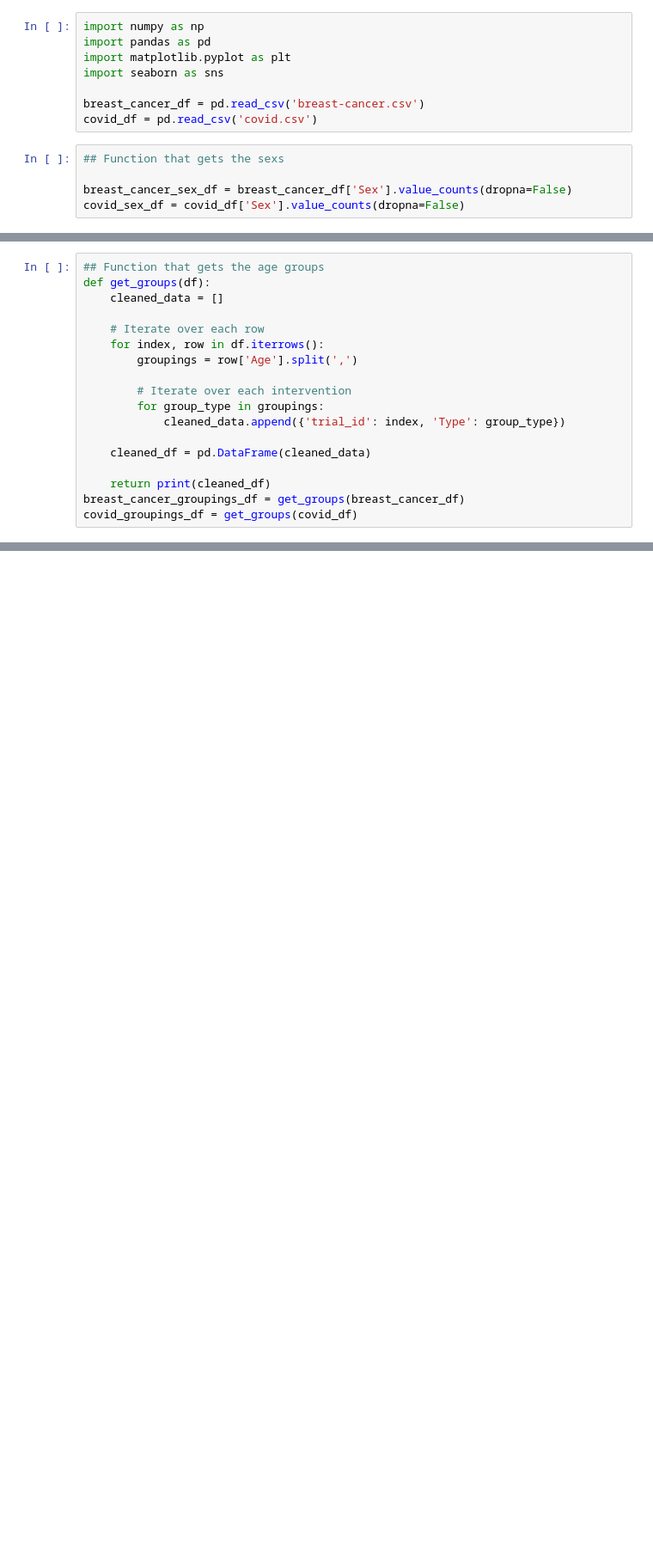
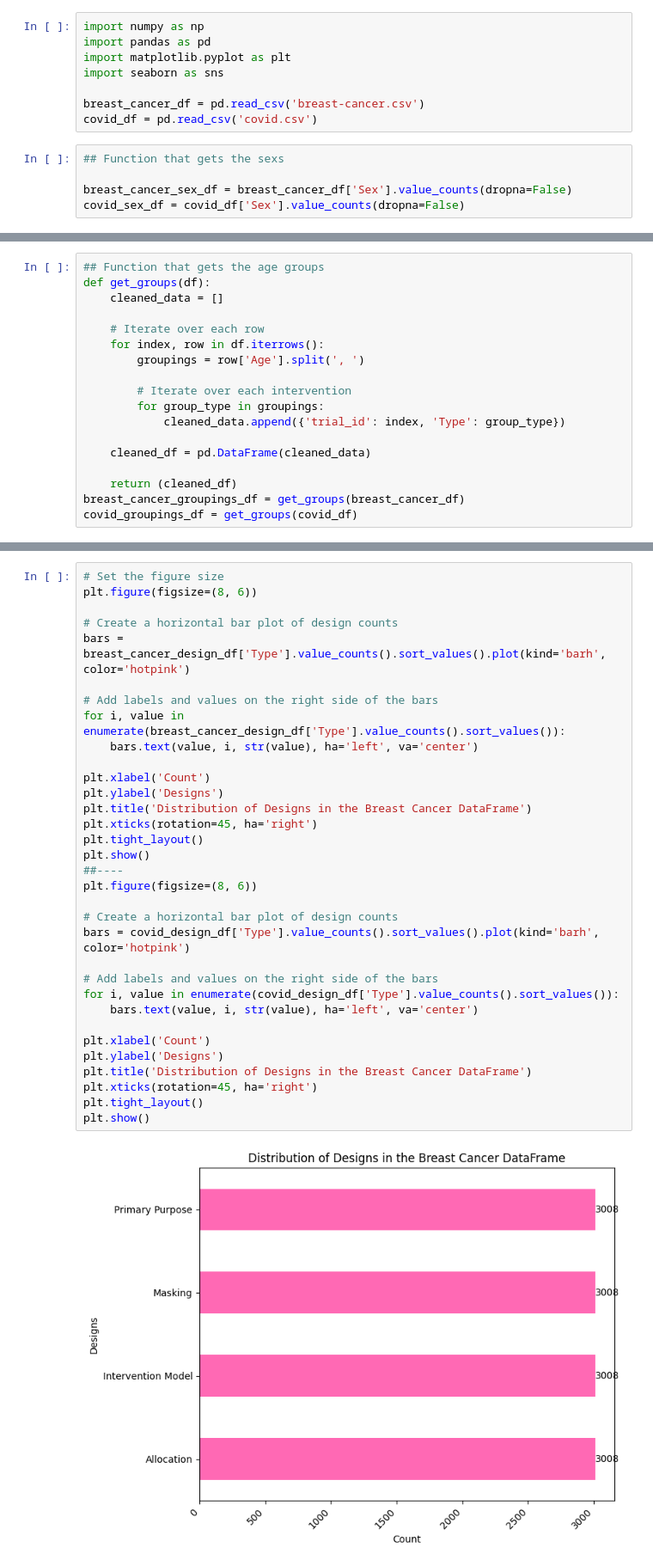
Before and after one commit to harooks/Clinical-Trials-Data-Analysis, a Jupyter notebook: Eligibility_criteria.ipynb, the cells around one changed output, grey strips where cells are left out. Shown at 86% size. Drawn from its saved outputs; the diff is of its cells as text; blank space fills up the shorter version.

```diff
--- a/Eligibility_criteria.ipynb
+++ b/Eligibility_criteria.ipynb
@@ -63,7 +63,7 @@ def get_groups(df):
 
     # Iterate over each row
     for index, row in df.iterrows():
-        groupings = row['Age'].split(',')
+        groupings = row['Age'].split(', ')
 
         # Iterate over each intervention
         for group_type in groupings:
@@ -71,6 +71,6 @@ def get_groups(df):
 
     cleaned_df = pd.DataFrame(cleaned_data)
 
-    return print(cleaned_df)
+    return (cleaned_df)
 breast_cancer_groupings_df = get_groups(breast_cancer_df)
 covid_groupings_df = get_groups(covid_df)
@@ -146,0 +178,35 @@ TypeError: 'NoneType' object is not subscriptable
+# %%
+# Set the figure size
+plt.figure(figsize=(8, 6))
+
+# Create a horizontal bar plot of design counts
+bars = breast_cancer_design_df['Type'].value_counts().sort_values().plot(kind='barh', color='hotpink')
+
+# Add labels and values on the right side of the bars
+for i, value in enumerate(breast_cancer_design_df['Type'].value_counts().sort_values()):
+    bars.text(value, i, str(value), ha='left', va='center')
+
+plt.xlabel('Count')
+plt.ylabel('Designs')
+plt.title('Distribution of Designs in the Breast Cancer DataFrame')
+plt.xticks(rotation=45, ha='right')
+plt.tight_layout()
+plt.show()
+##----
+plt.figure(figsize=(8, 6))
+
+# Create a horizontal bar plot of design counts
+bars = covid_design_df['Type'].value_counts().sort_values().plot(kind='barh', color='hotpink')
+
+# Add labels and values on the right side of the bars
+for i, value in enumerate(covid_design_df['Type'].value_counts().sort_values()):
+    bars.text(value, i, str(value), ha='left', va='center')
+
+plt.xlabel('Count')
+plt.ylabel('Designs')
+plt.title('Distribution of Designs in the Breast Cancer DataFrame')
+plt.xticks(rotation=45, ha='right')
+plt.tight_layout()
+plt.show()
+# %% [output]
+[figure, added]
```
Also changed, not shown: parts of 7 cells of this notebook.
